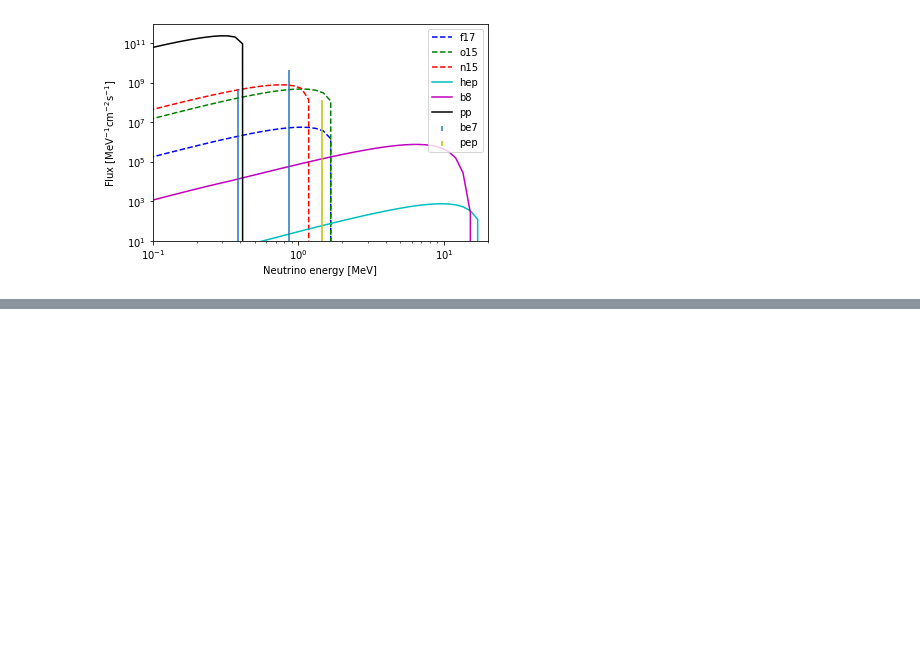
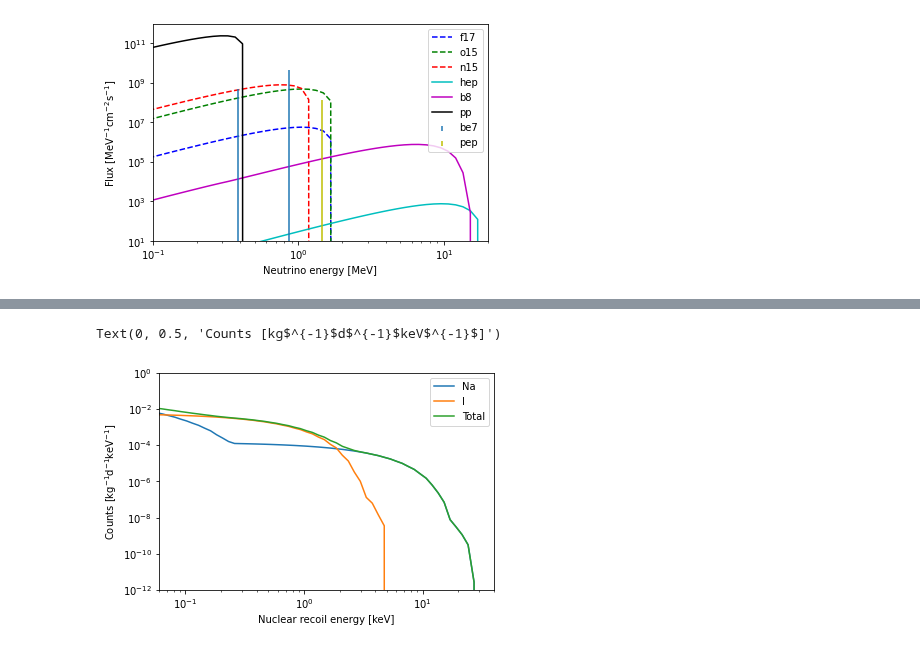
Before and after one commit to mjzurowski/sgm, a Jupyter notebook: Neutrino-test.ipynb, the cells around one changed output, grey strips where cells are left out. Drawn from its saved outputs; the diff is of its cells as text; code cells hidden in the pictures; blank space fills up the shorter version.

```diff
--- a/Neutrino-test.ipynb
+++ b/Neutrino-test.ipynb
@@ -76,7 +76,7 @@ plt.legend()
 [figure]
 # %%
 ## With DAMA detector response, need to be fixed
-ER = np.logspace(-1,3,100) # Nuclear recoil energy, units of keV
+ER = np.logspace(-2,3,100) # Nuclear recoil energy, units of keV
 def DMRate(T,ER):
     ## DM rate defined with SHM
     return Model.dRdER(T,Ev,ER)
@@ -158,0 +159,49 @@ Text(0, 0.5, 'Flux [MeV$^{-1}$cm$^{-2}$d$^{-1}$]')
+# %%
+def solarContinuous(Ev):
+    f17flux=f17NDist.dist(Ev/1e3)/1e3*24*3600
+    o15flux=o15NDist.dist(Ev/1e3)/1e3*24*3600
+    n13flux=n13NDist.dist(Ev/1e3)/1e3*24*3600
+    hepflux=hepNDist.dist(Ev/1e3)/1e3*24*3600
+    b8flux=b8NDist.dist(Ev/1e3)/1e3*24*3600
+    ppflux=ppNDist.dist(Ev/1e3)/1e3*24*3600
+    return f17flux+o15flux+n13flux+hepflux+b8flux+ppflux
+
+
+def integrand(Ev,ER,Target):
+    return Target.N_T() * Model.Sig(Target, Ev, ER) * solarContinuous(Ev)
+
+def sum_disc(ER,Target):
+    if Model.Emin(Target,ER)<384.3:
+        be7_384rate=Target.N_T() * Model.Sig(Target, 384.3, ER) * 0.103*0.4857e10*24*3600
+    else:
+        be7_384rate=0
+    if Model.Emin(Target,ER)<861.8:
+        be7_861rate=Target.N_T() * Model.Sig(Target, 861.8, ER) * 0.897*0.4857e10*24*3600
+    else:
+        be7_861rate=0
+    if Model.Emin(Target,ER)<1442:
+        peprate=Target.N_T() * Model.Sig(Target, 1442, ER) * 0.01401e10*24*3600*24*3600
+    else:
+        peprate = 0
+    return be7_384rate+be7_861rate+peprate
+
+#integral = np.array([integrate.quad(lambda Evl:integrand(Evl,ERi,T[0]),Model.Emin(T[0],ERi),max(Ev),limit=int(1E8))[0] for ERi in ER])
+integral_Na = np.array([np.trapz(integrand(Ev[Ev>Model.Emin(T[0],ERi)],ERi,T[0]),Ev[Ev>Model.Emin(T[0],ERi)]) for ERi in ER])
+integral_I = np.array([np.trapz(integrand(Ev[Ev>Model.Emin(T[1],ERi)],ERi,T[1]),Ev[Ev>Model.Emin(T[1],ERi)]) for ERi in ER])
+#print(integral)
+plt.plot(ER,integral_Na,label='Na')
+plt.plot(ER,integral_I,label='I')
+plt.plot(ER,integral_Na+integral_I,label='Total')
+#plt.plot(ER,np.array([sum_disc(ERi,T[0]) for ERi in ER]),label='Na')
+#plt.plot(ER,np.array([sum_disc(ERi,T[1]) for ERi in ER]),label='I')
+#plt.plot(ER,np.array([sum_disc(ERi,T[0]) for ERi in ER])+np.array([sum_disc(ERi,T[1]) for ERi in ER]),label='Total')
+plt.legend()
+plt.xscale('log')
+plt.yscale('log')
+plt.xlim(6e-2,4e1)
+plt.ylim(1e-12, 1)
+plt.xlabel(r"Nuclear recoil energy [keV]")
+plt.ylabel(r"Counts [kg$^{-1}$d$^{-1}$keV$^{-1}$]")
+# %% [output]
+Text(0, 0.5, 'Counts [kg$^{-1}$d$^{-1}$keV$^{-1}$]')
+[figure, added]
```
Also changed, not shown: parts of 3 cells of this notebook, 1 other file.
